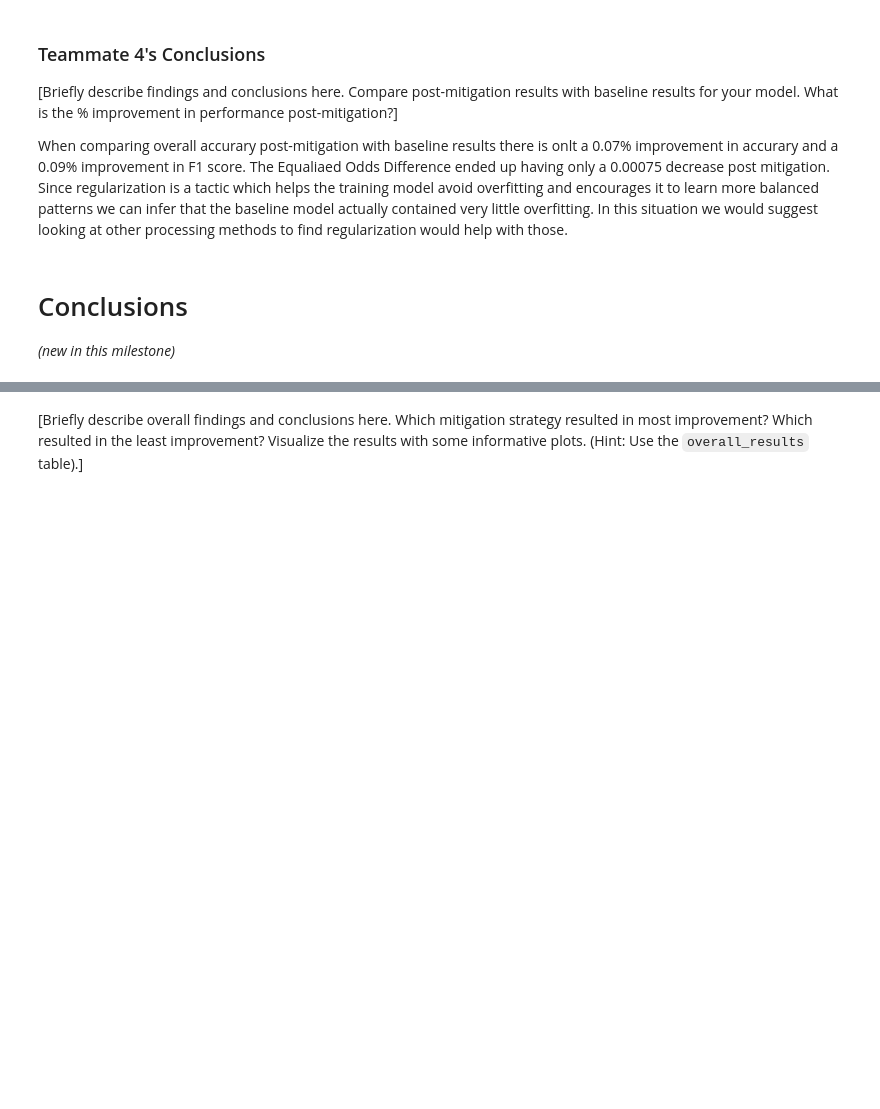
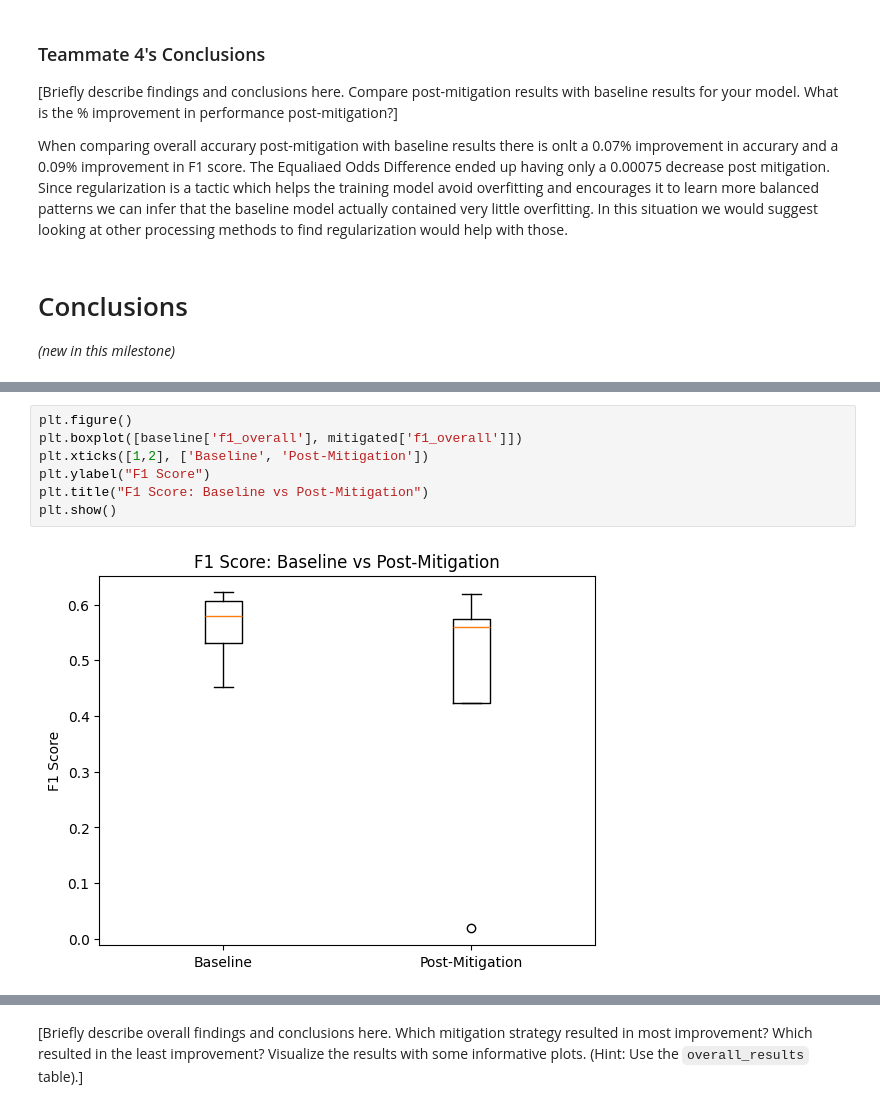
Before and after one commit to henry-AY/CS108-212-STAT108-212-W26-Course-Project, a Jupyter notebook: Week_6/CS108_212_STAT108_212_W26_Course_Project_Bias_Mitigation-2.ipynb, the cells around one changed output, grey strips where cells are left out. Saved outputs shown, nothing was run; the diff lists cells and outputs as text; blank space fills up the shorter version.

```diff
--- a/Week_6/CS108_212_STAT108_212_W26_Course_Project_Bias_Mitigation-2.ipynb
+++ b/Week_6/CS108_212_STAT108_212_W26_Course_Project_Bias_Mitigation-2.ipynb
@@ -869,0 +880,9 @@ overall_results ## Note: The table displayed below in this starter notebook is f
+# %%
+plt.figure()
+plt.boxplot([baseline['f1_overall'], mitigated['f1_overall']])
+plt.xticks([1,2], ['Baseline', 'Post-Mitigation'])
+plt.ylabel("F1 Score")
+plt.title("F1 Score: Baseline vs Post-Mitigation")
+plt.show()
+# %% [output]
+[figure, added]
```
Also changed, not shown: parts of 10 cells of this notebook.
